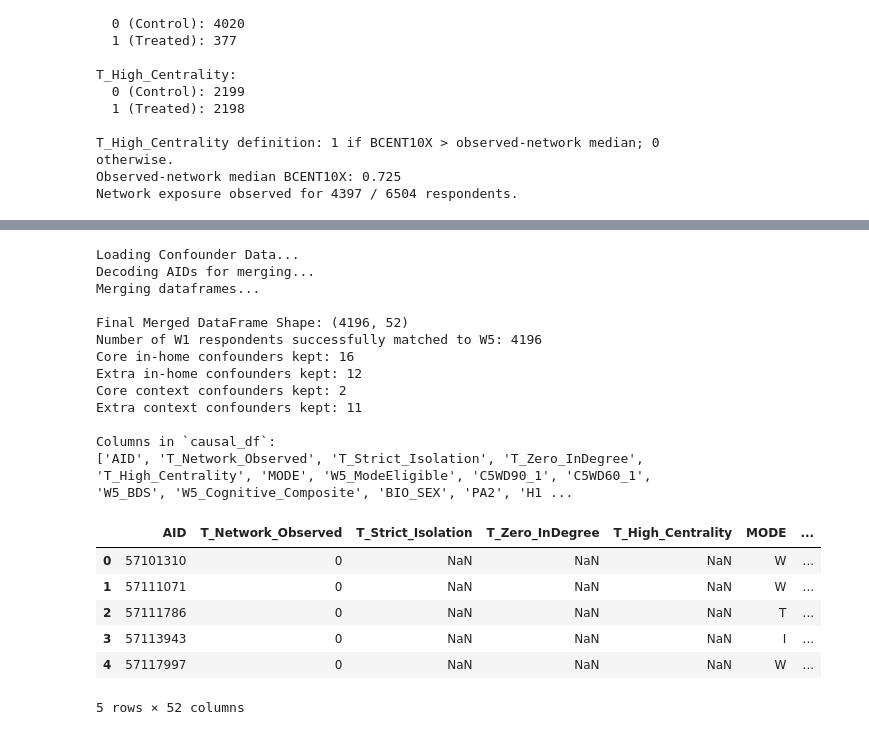
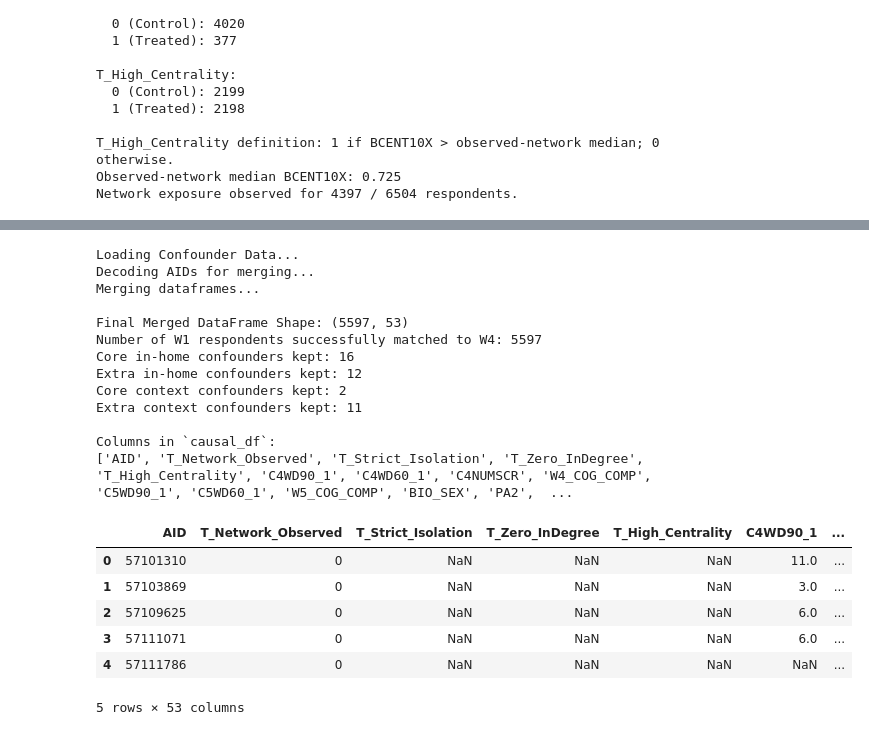
Before and after one commit to beaubeaubeaubeau/Inter-Generational-Causal-Analysis-of-the-AddHealth-Dataset, a Jupyter notebook: scripts/cross_sectional_analysis.ipynb, the cells around one changed output, grey strips where cells are left out. Saved outputs shown, nothing was run; the diff lists cells and outputs as text; code cells hidden in the pictures.

```diff
--- a/scripts/cross_sectional_analysis.ipynb
+++ b/scripts/cross_sectional_analysis.ipynb
@@ -346,45 +314,45 @@ print("Merging dataframes...")
 causal_df = df_treatment[['AID', 'T_Network_Observed', 'T_Strict_Isolation', 'T_Zero_InDegree', 'T_High_Centrality']].copy()
 
 causal_df = pd.merge(
     causal_df,
-    df_outcome[['AID', 'MODE', 'W5_ModeEligible', 'C5WD90_1', 'C5WD60_1', 'W5_BDS', 'W5_Cognitive_Composite']],
+    df_outcome[['AID', 'C4WD90_1', 'C4WD60_1', 'C4NUMSCR', 'W4_COG_COMP', 'C5WD90_1', 'C5WD60_1', 'W5_COG_COMP']],
     on='AID',
     how='inner'
  )
 causal_df = pd.merge(causal_df, df_inhome_conf, on='AID', how='inner')
 causal_df = pd.merge(causal_df, df_context_conf, on='AID', how='left')
 
 print(f"\nFinal Merged DataFrame Shape: {causal_df.shape}")
-print(f"Number of W1 respondents successfully matched to W5: {len(causal_df)}")
+print(f"Number of W1 respondents successfully matched to W4: {len(causal_df)}")
 print(f"Core in-home confounders kept: {len(INHOME_CORE_CONFOUNDERS)}")
 print(f"Extra in-home confounders kept: {len(inhome_selected) - len(INHOME_CORE_CONFOUNDERS)}")
 print(f"Core context confounders kept: {len(CONTEXT_CORE_CONFOUNDERS)}")
 print(f"Extra context confounders kept: {len(context_selected) - len(CONTEXT_CORE_CONFOUNDERS)}")
 print("\nColumns in `causal_df`:")
 print(causal_df.columns.tolist())
 
 causal_df.head()
 # %% [output]
 Loading Confounder Data...
 Decoding AIDs for merging...
 Merging dataframes...
 
-Final Merged DataFrame Shape: (4196, 52)
-Number of W1 respondents successfully matched to W5: 4196
+Final Merged DataFrame Shape: (5597, 53)
+Number of W1 respondents successfully matched to W4: 5597
 Core in-home confounders kept: 16
 Extra in-home confounders kept: 12
 Core context confounders kept: 2
 Extra context confounders kept: 11
 
 Columns in `causal_df`:
-['AID', 'T_Network_Observed', 'T_Strict_Isolation', 'T_Zero_InDegree', 'T_High_Centrality', 'MODE', 'W5_ModeEligible', 'C5WD90_1', 'C5WD60_1', 'W5_BDS', 'W5_Cognitive_Composite', 'BIO_SEX', 'PA2', 'H1 ...
+['AID', 'T_Network_Observed', 'T_Strict_Isolation', 'T_Zero_InDegree', 'T_High_Centrality', 'C4WD90_1', 'C4WD60_1', 'C4NUMSCR', 'W4_COG_COMP', 'C5WD90_1', 'C5WD60_1', 'W5_COG_COMP', 'BIO_SEX', 'PA2',  ...
-|  | AID | T_Network_Observed | T_Strict_Isolation | T_Zero_InDegree | T_High_Centrality | MODE | ... |
-| 0 | 57101310 | 0 | NaN | NaN | NaN | W | ... |
-| 1 | 57111071 | 0 | NaN | NaN | NaN | W | ... |
-| 2 | 57111786 | 0 | NaN | NaN | NaN | T | ... |
-| 3 | 57113943 | 0 | NaN | NaN | NaN | I | ... |
-| 4 | 57117997 | 0 | NaN | NaN | NaN | W | ... |
+|  | AID | T_Network_Observed | T_Strict_Isolation | T_Zero_InDegree | T_High_Centrality | C4WD90_1 | ... |
+| 0 | 57101310 | 0 | NaN | NaN | NaN | 11.0 | ... |
+| 1 | 57103869 | 0 | NaN | NaN | NaN | 3.0 | ... |
+| 2 | 57109625 | 0 | NaN | NaN | NaN | 6.0 | ... |
+| 3 | 57111071 | 0 | NaN | NaN | NaN | 6.0 | ... |
+| 4 | 57111786 | 0 | NaN | NaN | NaN | NaN | ... |
-5 rows × 52 columns
+5 rows × 53 columns
 # %%
 # Reserve-code cleanup across numeric columns before modeling.
 # This avoids treating survey missing/reserve codes as valid numeric values.
```
Also changed, not shown: parts of 9 cells of this notebook, 1 other file.
